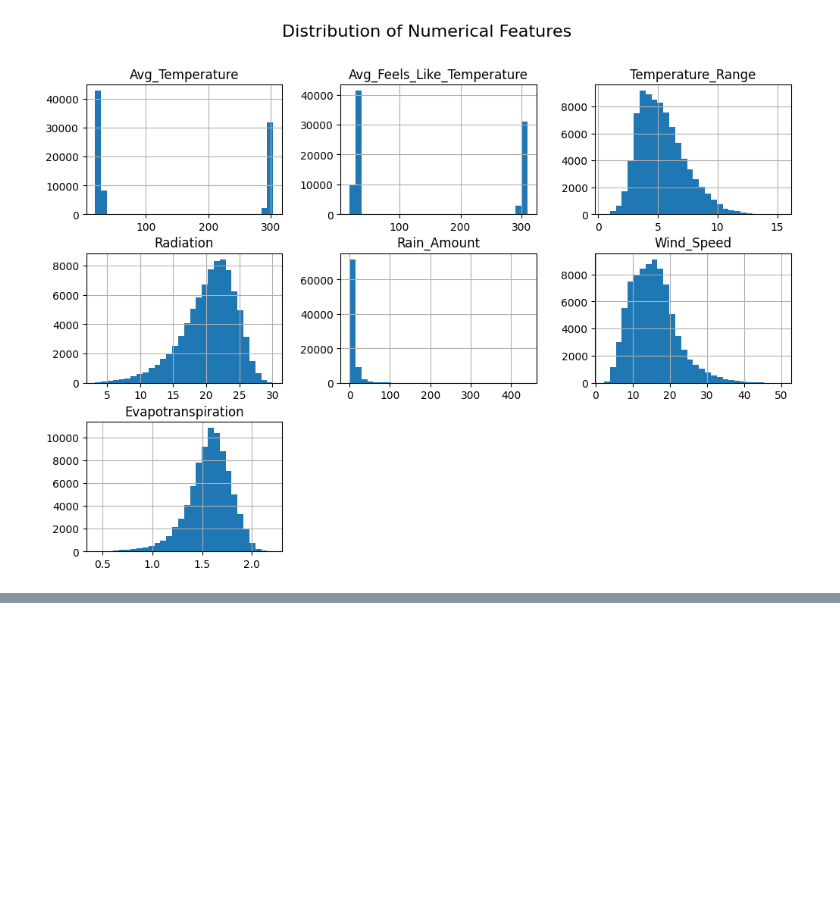
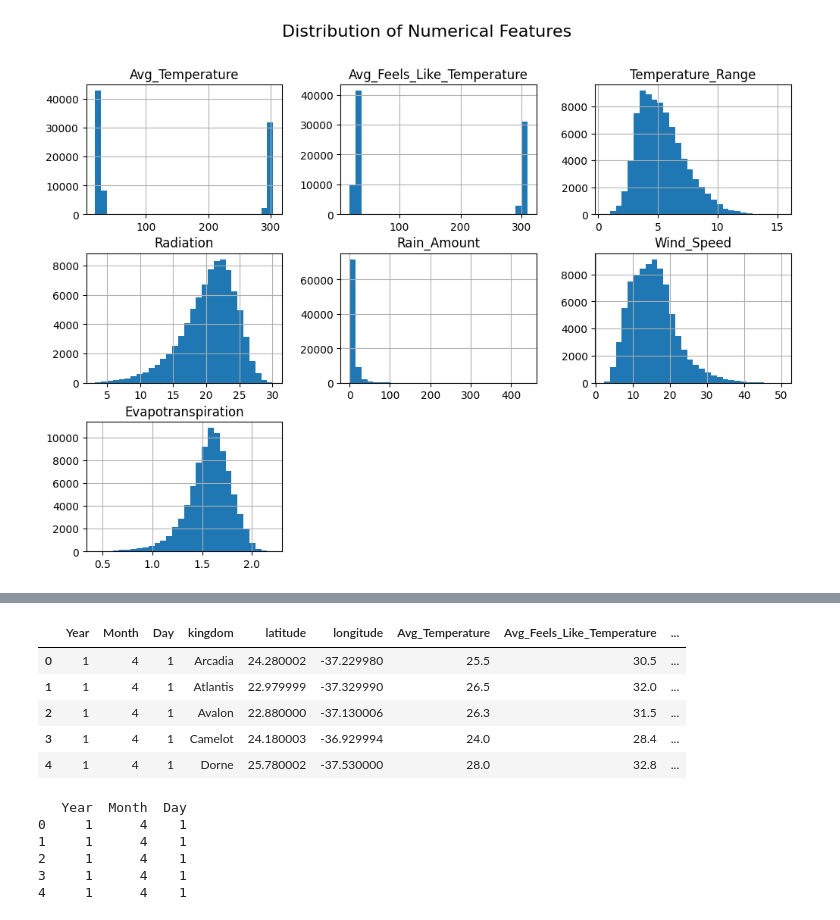
Before and after one commit to thisaraniNJ/Data_Crunch_001, a Jupyter notebook: data-crunch-rnn.ipynb, the cells around one changed output, grey strips where cells are left out. Saved outputs shown, nothing was run; the diff lists cells and outputs as text; code cells hidden in the pictures; blank space fills up the shorter version.

```diff
--- a/data-crunch-rnn.ipynb
+++ b/data-crunch-rnn.ipynb
@@ -121,2 +127,35 @@ data.head()
+# %%
+# Step 1: Classification based on rain amount
+def classify_rain(mm):
+    if mm == 0:
+        return 'No Rain'
+    elif mm <= 2.5:
+        return 'Light'
+    elif mm <= 10:
+        return 'Moderate'
+    else:
+        return 'Heavy'
+
+# Step 2: Apply the classifier
+data['Rain_Class'] = data['Rain_Amount'].apply(classify_rain)
+
+# Step 3: Encode as numbers (ordinal)
+rain_mapping = {
+    'No Rain': 0,
+    'Light': 1,
+    'Moderate': 2,
+    'Heavy': 3
+}
+
+data['Rain_Class_Encoded'] = data['Rain_Class'].map(rain_mapping)
+# %%
+data.head()
+# %% [output]
+|  | Year | Month | Day | kingdom | latitude | longitude | Avg_Temperature | Avg_Feels_Like_Temperature | ... |
+| 0 | 1 | 4 | 1 | Arcadia | 24.280002 | -37.229980 | 25.5 | 30.5 | ... |
+| 1 | 1 | 4 | 1 | Atlantis | 22.979999 | -37.329990 | 26.5 | 32.0 | ... |
+| 2 | 1 | 4 | 1 | Avalon | 22.880000 | -37.130006 | 26.3 | 31.5 | ... |
+| 3 | 1 | 4 | 1 | Camelot | 24.180003 | -36.929994 | 24.0 | 28.4 | ... |
+| 4 | 1 | 4 | 1 | Dorne | 25.780002 | -37.530000 | 28.0 | 32.8 | ... |
 # %%
 from sklearn.preprocessing import MinMaxScaler
@@ -122,0 +179,9 @@ from sklearn.preprocessing import MinMaxScaler
+# %%
+print(data[['Year', 'Month', 'Day']].head())
+# %% [output]
+   Year  Month  Day
+0     1      4    1
+1     1      4    1
+2     1      4    1
+3     1      4    1
+4     1      4    1
```
Also changed, not shown: parts of 15 cells of this notebook.
